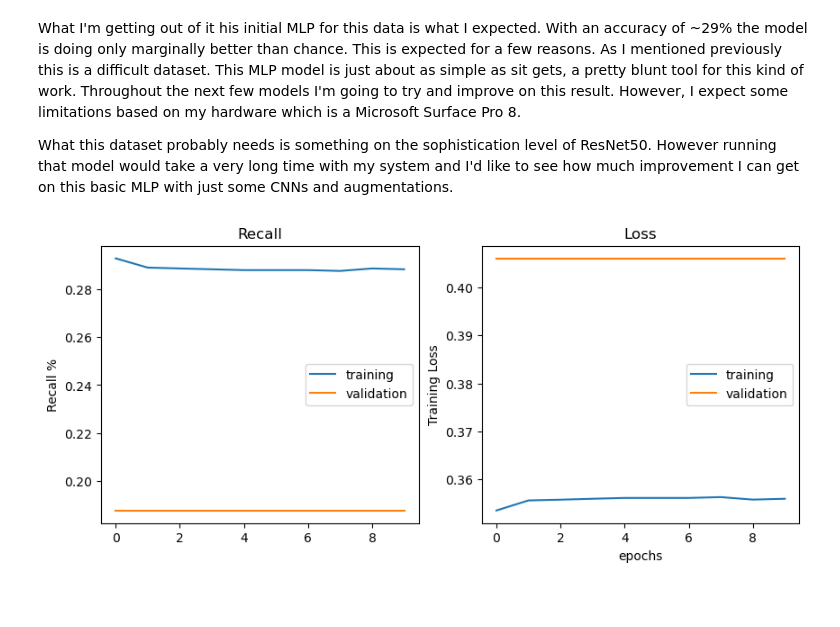
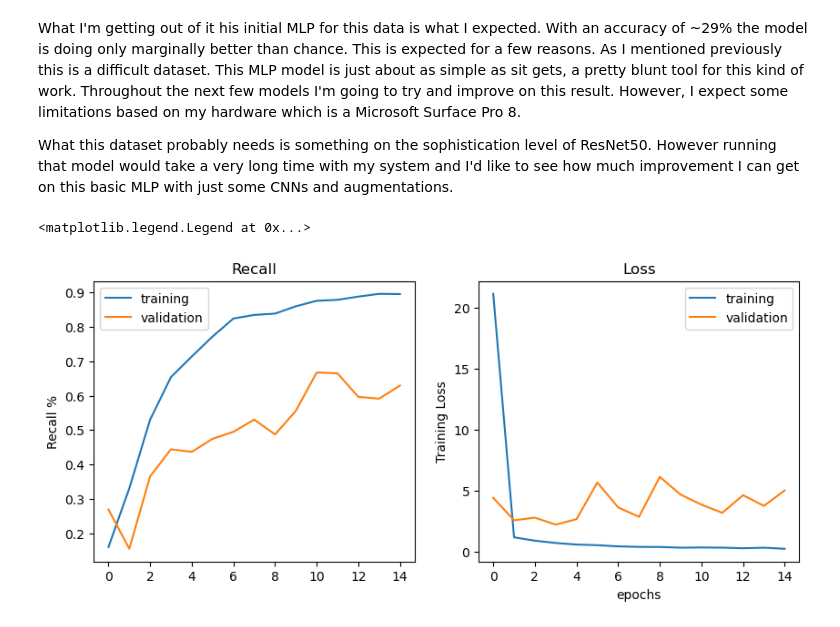
Before and after one commit to cphchip/cs7324_code, a Jupyter notebook: Lab 6/Henderson_48996654_Lab_6.ipynb, the cells around one changed output. Drawn from its saved outputs; the diff is of its cells as text; code cells hidden in the pictures; blank space fills up the shorter version.

```diff
--- a/Lab 6/Henderson_48996654_Lab_6.ipynb
+++ b/Lab 6/Henderson_48996654_Lab_6.ipynb
@@ -316,15 +339,15 @@ Wall time: 886 ms
 # print(X_train.shape)
 
 # Let's train the model
-cnn.compile(loss='mean_squared_error',
-              optimizer='adam',
-              metrics=['Recall'])
+# cnn_1.compile(loss='mean_squared_error',
+#               optimizer='adam',
+#               metrics=['Recall'])
 
-history = cnn.fit(
+history_cnn_1 = cnn_1.fit(
         ds_train,
         batch_size=32,
-        epochs=10,shuffle=True,
+        epochs=15,
         verbose=1,
-        validation_data=(ds_test)
+        validation_data=ds_test
         )
 # %% [output]
@@ -352,23 +375,24 @@ What this dataset probably needs is something on the sophistication level of Res
 # %%
 plt.figure(figsize=(10,4))
 plt.subplot(1,2,1)
-plt.plot(history.history['recall'], label='training')
+plt.plot(history_cnn_1.history['recall'], label='training')
 
 plt.ylabel('Recall %')
 plt.title('Training')
-plt.plot(history.history['val_recall'], label='validation')
+plt.plot(history_cnn_1.history['val_recall'], label='validation')
 plt.title('Recall')
 plt.legend()
 
 plt.subplot(1,2,2)
-plt.plot(history.history['loss'], label='training')
+plt.plot(history_cnn_1.history['loss'], label='training')
 plt.ylabel('Training Loss')
 plt.xlabel('epochs')
 
-plt.plot(history.history['val_loss'], label='validation')
+plt.plot(history_cnn_1.history['val_loss'], label='validation')
 plt.xlabel('epochs')
 plt.title('Loss')
 plt.legend()
-plt.show()
+#plt.show()
 # %% [output]
+<matplotlib.legend.Legend at 0x...>
-[figure, old version]
+[figure, new version]
```
Also changed, not shown: parts of 19 cells of this notebook.
